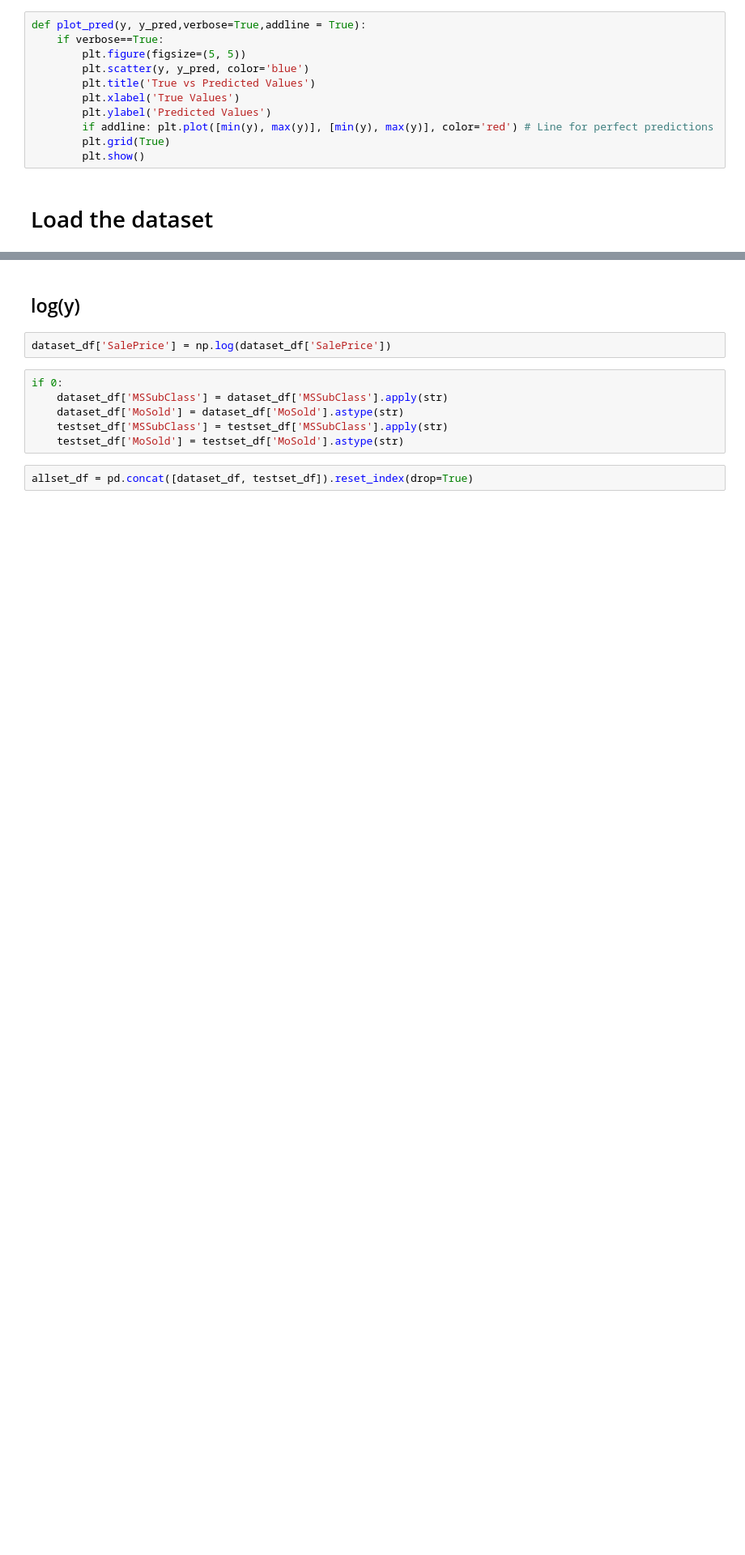
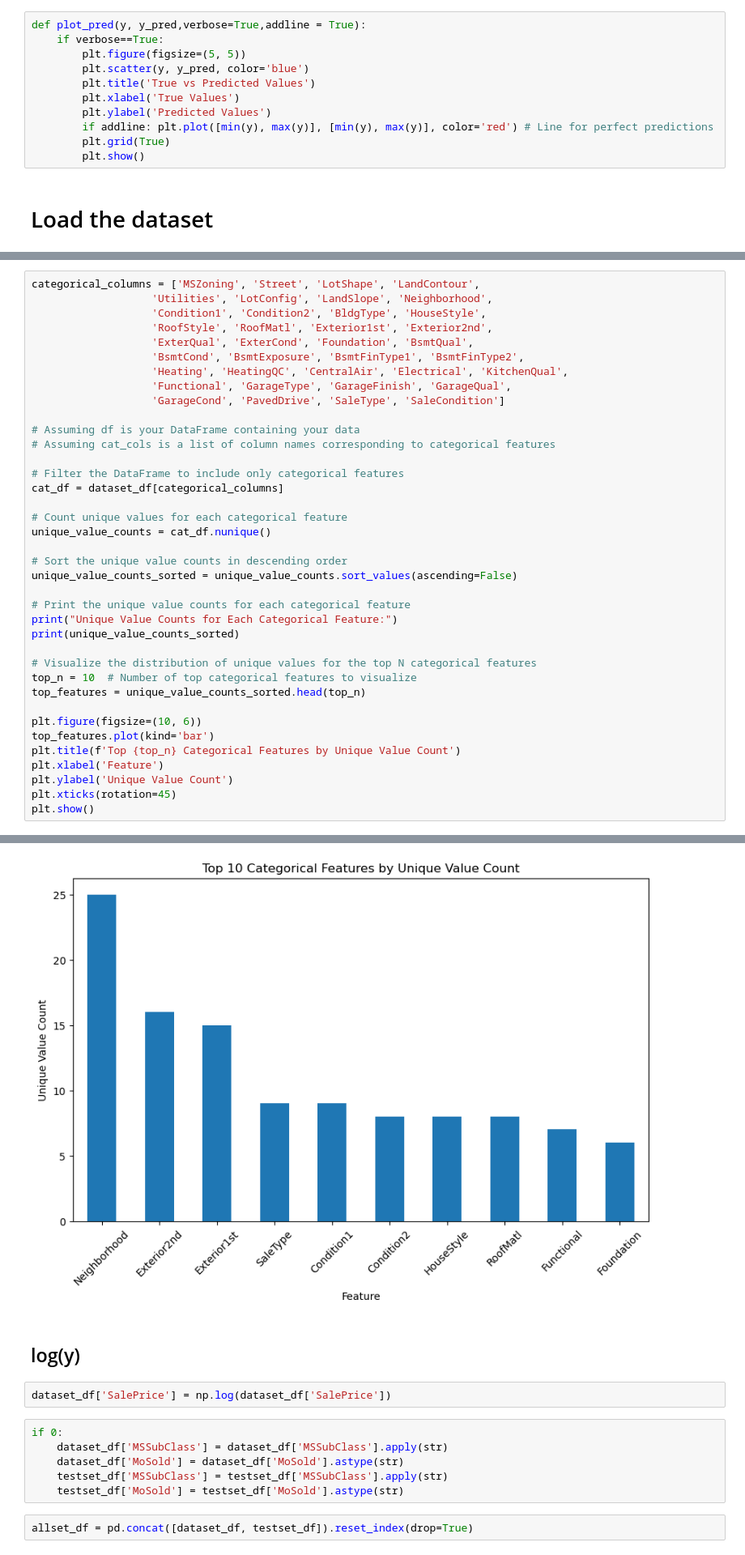
Before and after one commit to talbrend/JET, a Jupyter notebook: Model_JET.ipynb, the cells around one changed output, grey strips where cells are left out. Shown at 81% size. Saved outputs shown, nothing was run; the diff lists cells and outputs as text; blank space fills up the shorter version.

```diff
--- a/Model_JET.ipynb
+++ b/Model_JET.ipynb
@@ -140,0 +147,39 @@ id_file = testset_df['Id']
+# %%
+categorical_columns = ['MSZoning', 'Street', 'LotShape', 'LandContour',
+                   'Utilities', 'LotConfig', 'LandSlope', 'Neighborhood',
+                   'Condition1', 'Condition2', 'BldgType', 'HouseStyle',
+                   'RoofStyle', 'RoofMatl', 'Exterior1st', 'Exterior2nd',
+                   'ExterQual', 'ExterCond', 'Foundation', 'BsmtQual',
+                   'BsmtCond', 'BsmtExposure', 'BsmtFinType1', 'BsmtFinType2',
+                   'Heating', 'HeatingQC', 'CentralAir', 'Electrical', 'KitchenQual',
+                   'Functional', 'GarageType', 'GarageFinish', 'GarageQual',
+                   'GarageCond', 'PavedDrive', 'SaleType', 'SaleCondition']
+
+# Assuming df is your DataFrame containing your data
+# Assuming cat_cols is a list of column names corresponding to categorical features
+
+# Filter the DataFrame to include only categorical features
+cat_df = dataset_df[categorical_columns]
+
+# Count unique values for each categorical feature
+unique_value_counts = cat_df.nunique()
+
+# Sort the unique value counts in descending order
+unique_value_counts_sorted = unique_value_counts.sort_values(ascending=False)
+
+# Print the unique value counts for each categorical feature
+print("Unique Value Counts for Each Categorical Feature:")
+print(unique_value_counts_sorted)
+
+# Visualize the distribution of unique values for the top N categorical features
+top_n = 10  # Number of top categorical features to visualize
+top_features = unique_value_counts_sorted.head(top_n)
+
+plt.figure(figsize=(10, 6))
+top_features.plot(kind='bar')
+plt.title(f'Top {top_n} Categorical Features by Unique Value Count')
+plt.xlabel('Feature')
+plt.ylabel('Unique Value Count')
+plt.xticks(rotation=45)
+plt.show()
+# %% [output]
@@ -141,3 +203,4 @@ id_file = testset_df['Id']
+[figure, added]
 # %% [markdown]
 ## log(y)
 # %%
```
Also changed, not shown: parts of 49 cells of this notebook, 1 other file.
